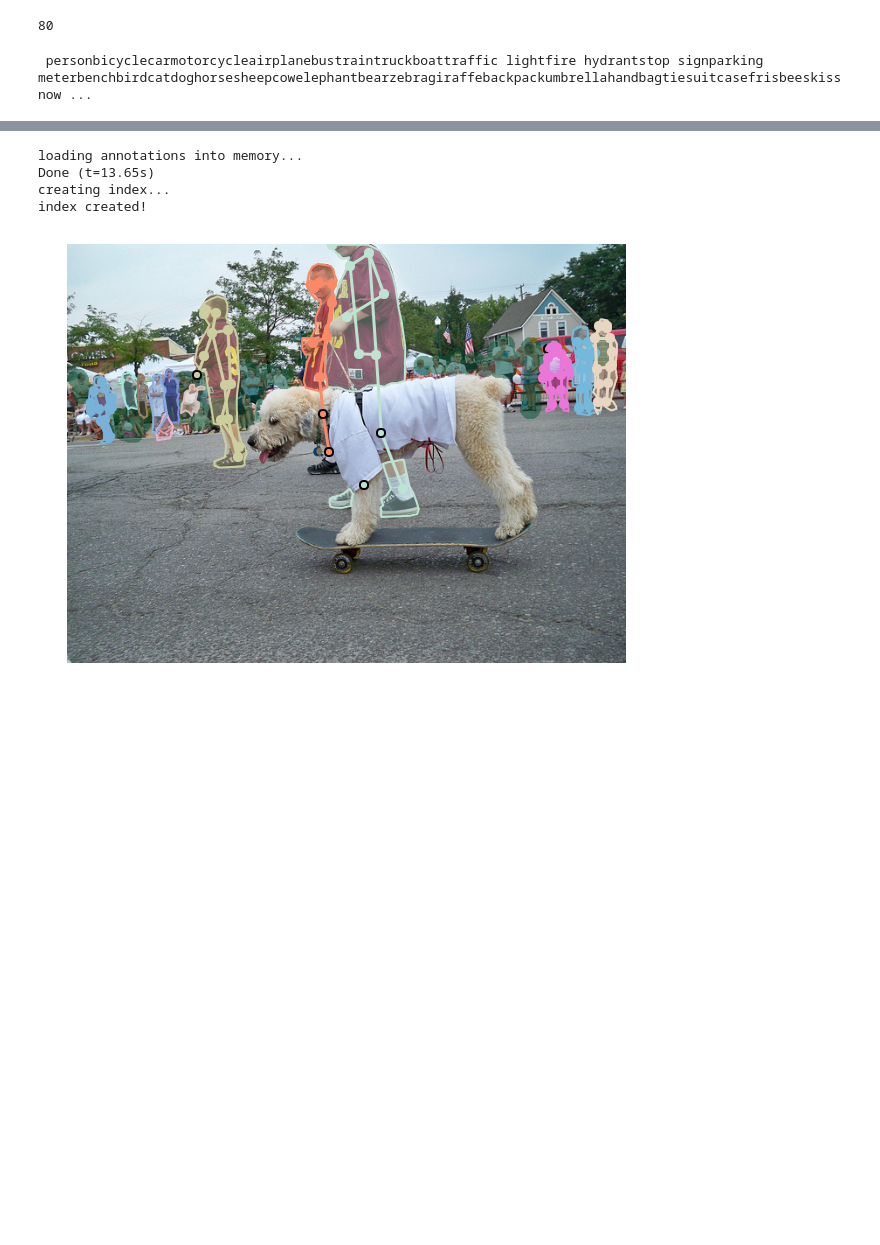
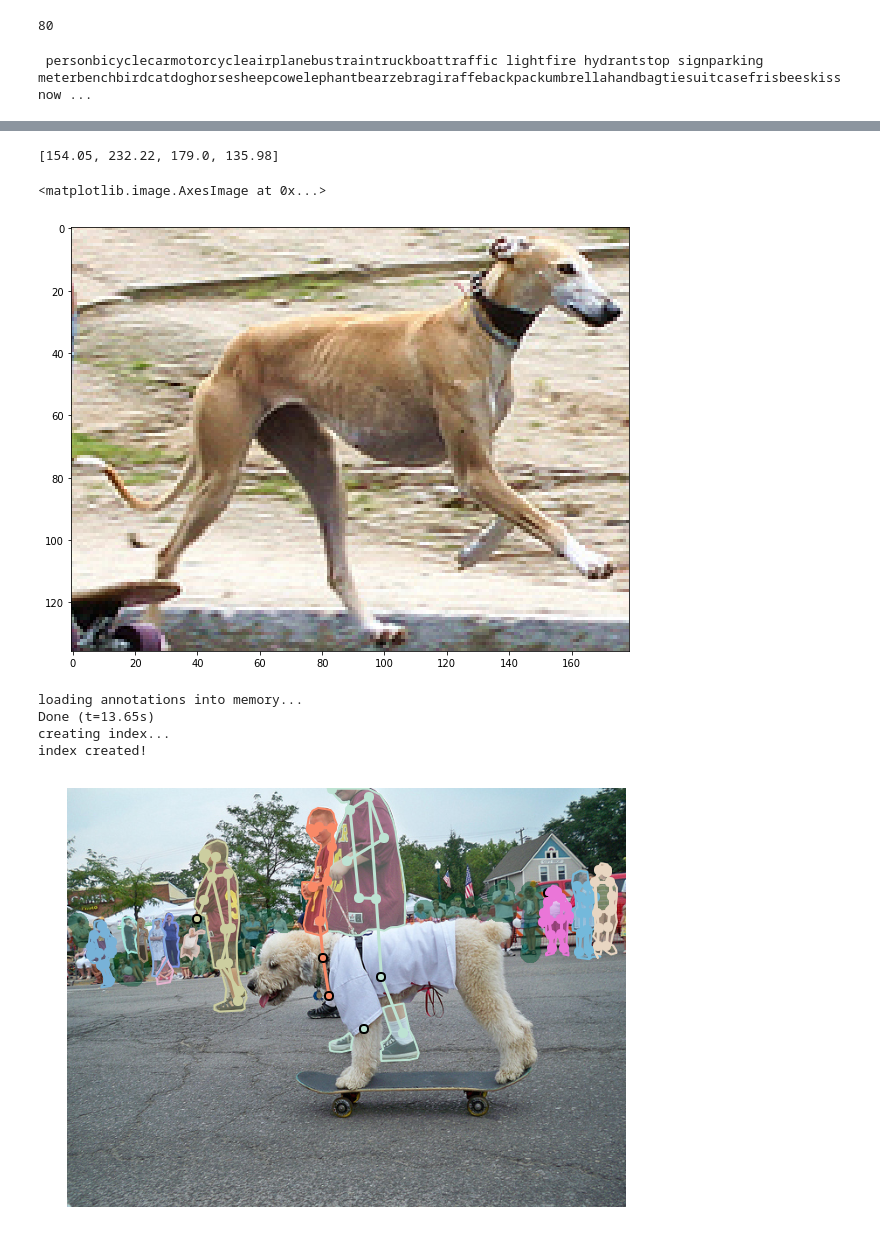
Before and after one commit to ghov/ObjectSegWithRL, a Jupyter notebook: cocoapi/PythonAPI/pycocoDemo.ipynb, the cells around one changed output, grey strips where cells are left out. Saved outputs shown, nothing was run; the diff lists cells and outputs as text; code cells hidden in the pictures; blank space fills up the shorter version.

```diff
--- a/cocoapi/PythonAPI/pycocoDemo.ipynb
+++ b/cocoapi/PythonAPI/pycocoDemo.ipynb
@@ -102,3 +101,29 @@ id
+# %%
+## Take out the bounding boxes into their own images.
+from PIL import Image
+
+p_img = Image.open(dataDir + img_folder + '000000' + str(img['id']) + '.jpg')
+
+
+bbox = [154.05, 232.22, 179.0, 135.98]
+print(bbox)
+x1 = int(bbox[0])
+x2 = int(bbox[0] + bbox[2])
+y1 = int(bbox[1])
+y2 = int(bbox[1] + bbox[3])
+
+#(left line, top line )
+#crop_img = p_img.crop((x1, 100, 150, 300))
+#crop_img.save('test.jpg')
+#print(crop_img.size)
+#crop_img.show()
+#print(I.size)
+
+plt.imshow(I[y1:y2,x1:x2])
+# %% [output]
+[154.05, 232.22, 179.0, 135.98]
+<matplotlib.image.AxesImage at 0x...>
+[figure, added]
 # %%
 # initialize COCO api for person keypoints annotations
 annFile = '%s/annotations/person_keypoints_%s.json'%(dataDir,dataType)
```
Also changed, not shown: parts of 6 cells of this notebook, 2 other files.
